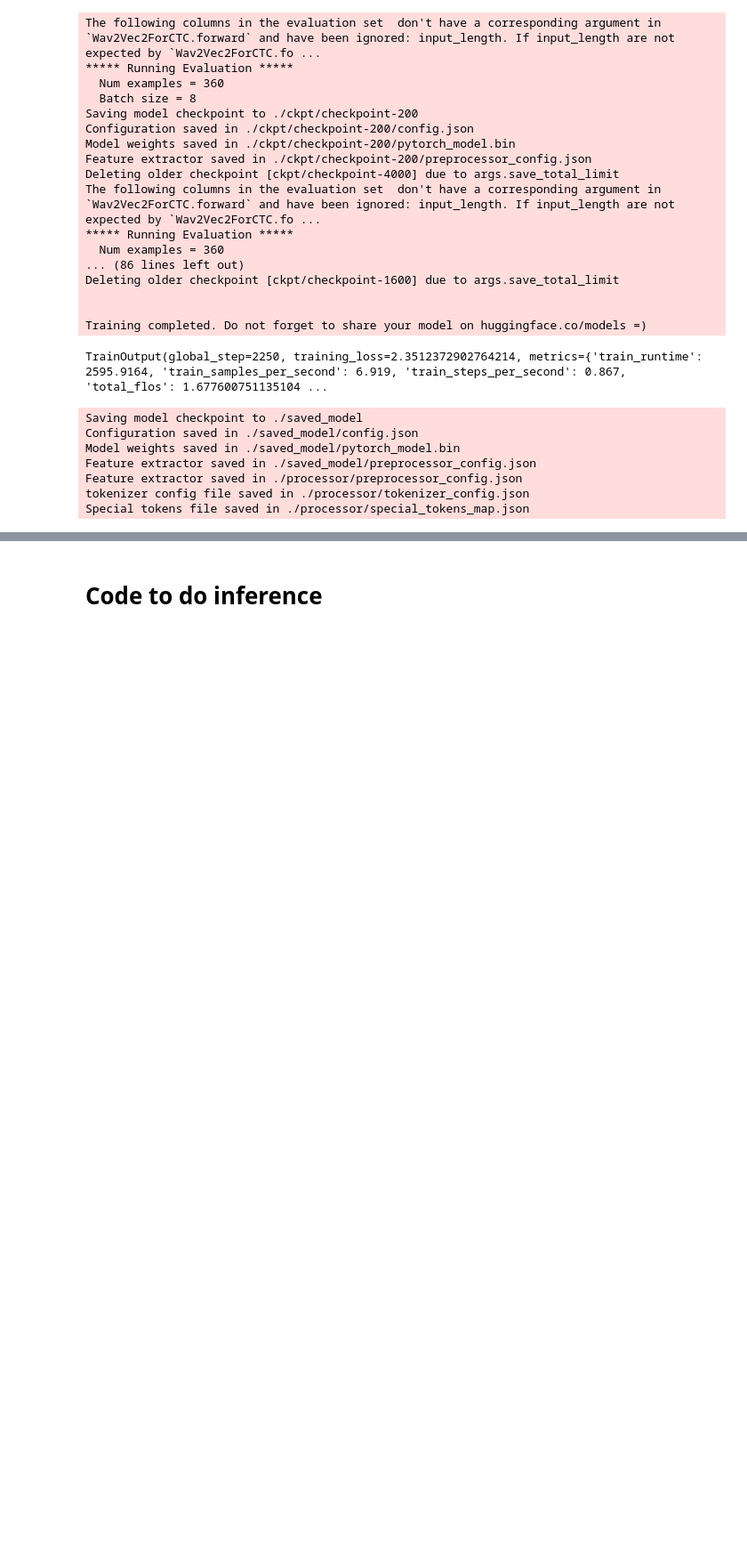
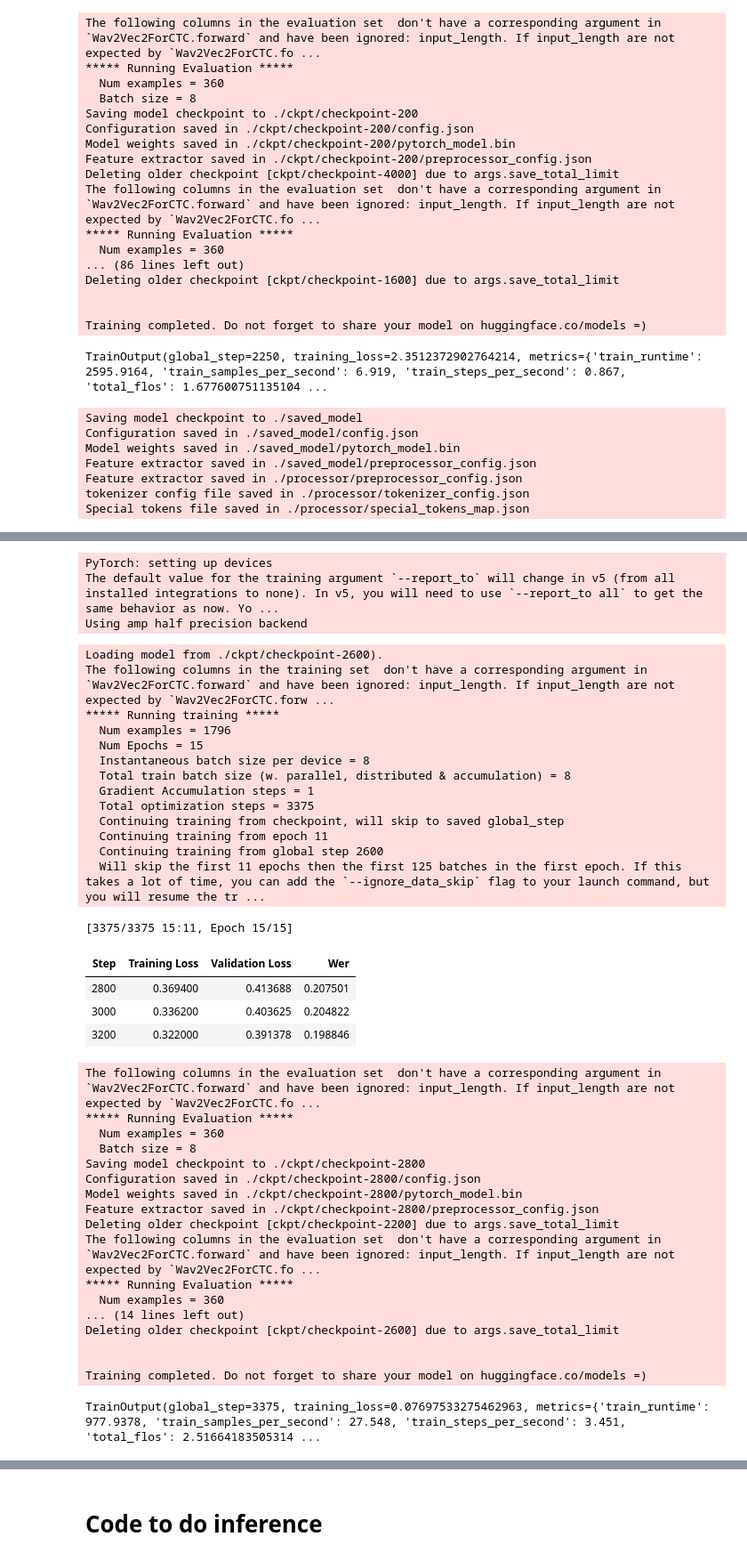
Before and after one commit to nicholasneo78/speech-to-text-with-kenlm-pipeline, a Jupyter notebook: finetuning.ipynb, the cells around one changed output, grey strips where cells are left out. Shown at 89% size. Drawn from its saved outputs; the diff is of its cells as text; code cells hidden in the pictures; blank space fills up the shorter version.

Commit message:
finalising finetuning portion of the pipeline

```diff
--- a/finetuning.ipynb
+++ b/finetuning.ipynb
@@ -427,0 +434,4 @@ Special tokens file saved in ./processor/special_tokens_map.json
+# %%
+# load the model and processor from local
+model = Wav2Vec2ForCTC.from_pretrained('./saved_model/')
+processor = Wav2Vec2Processor.from_pretrained('./processor/')
@@ -427,0 +610,74 @@ Special tokens file saved in ./processor/special_tokens_map.json
+# %%
+# setup training arguments
+training_args = TrainingArguments(
+  output_dir='./ckpt',
+  group_by_length=True,
+  per_device_train_batch_size=8,
+  evaluation_strategy="steps",
+  num_train_epochs=15,#30
+  fp16=True,
+  gradient_checkpointing=True,
+  save_steps=200,#500,
+  eval_steps=200,#500,
+  logging_steps=200,#500,
+  learning_rate=1e-4,
+  weight_decay=0.005,
+  warmup_steps=1000,
+  save_total_limit=3,
+  push_to_hub=False,
+)
+
+# defining the training class
+trainer = Trainer(
+    model=model,
+    data_collator=data_collator,
+    args=training_args,
+    compute_metrics=compute_metrics,
+    train_dataset=dataset["train"],
+    eval_dataset=dataset["dev"],
+    tokenizer=processor.feature_extractor,
+)
+# %% [output]
+PyTorch: setting up devices
+The default value for the training argument `--report_to` will change in v5 (from all installed integrations to none). In v5, you will need to use `--report_to all` to get the same behavior as now. Yo ...
+Using amp half precision backend
+# %%
+# continue the finetuning
+trainer.train(resume_from_checkpoint=True)
+# %% [output]
+Loading model from ./ckpt/checkpoint-2600).
+The following columns in the training set  don't have a corresponding argument in `Wav2Vec2ForCTC.forward` and have been ignored: input_length. If input_length are not expected by `Wav2Vec2ForCTC.forw ...
+***** Running training *****
+  Num examples = 1796
+  Num Epochs = 15
+  Instantaneous batch size per device = 8
+  Total train batch size (w. parallel, distributed & accumulation) = 8
+  Gradient Accumulation steps = 1
+  Total optimization steps = 3375
+  Continuing training from checkpoint, will skip to saved global_step
+  Continuing training from epoch 11
+  Continuing training from global step 2600
+  Will skip the first 11 epochs then the first 125 batches in the first epoch. If this takes a lot of time, you can add the `--ignore_data_skip` flag to your launch command, but you will resume the tr ...
+[3375/3375 15:11, Epoch 15/15]
+| Step | Training Loss | Validation Loss | Wer |
+| 2800 | 0.369400 | 0.413688 | 0.207501 |
+| 3000 | 0.336200 | 0.403625 | 0.204822 |
+| 3200 | 0.322000 | 0.391378 | 0.198846 |
+The following columns in the evaluation set  don't have a corresponding argument in `Wav2Vec2ForCTC.forward` and have been ignored: input_length. If input_length are not expected by `Wav2Vec2ForCTC.fo ...
+***** Running Evaluation *****
+  Num examples = 360
+  Batch size = 8
+Saving model checkpoint to ./ckpt/checkpoint-2800
+Configuration saved in ./ckpt/checkpoint-2800/config.json
+Model weights saved in ./ckpt/checkpoint-2800/pytorch_model.bin
+Feature extractor saved in ./ckpt/checkpoint-2800/preprocessor_config.json
+Deleting older checkpoint [ckpt/checkpoint-2200] due to args.save_total_limit
+The following columns in the evaluation set  don't have a corresponding argument in `Wav2Vec2ForCTC.forward` and have been ignored: input_length. If input_length are not expected by `Wav2Vec2ForCTC.fo ...
+***** Running Evaluation *****
+  Num examples = 360
+... (14 lines left out)
+Deleting older checkpoint [ckpt/checkpoint-2600] due to args.save_total_limit
+
+
+Training completed. Do not forget to share your model on huggingface.co/models =)
+TrainOutput(global_step=3375, training_loss=0.07697533275462963, metrics={'train_runtime': 977.9378, 'train_samples_per_second': 27.548, 'train_steps_per_second': 3.451, 'total_flos': 2.51664183505314 ...
```
Also changed, not shown: parts of 16 cells of this notebook, 4 other files.
